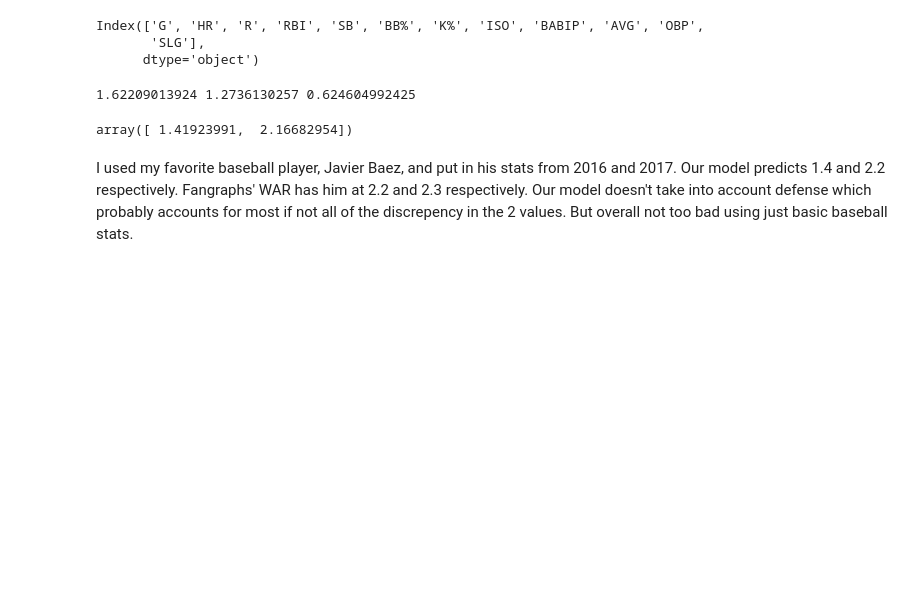
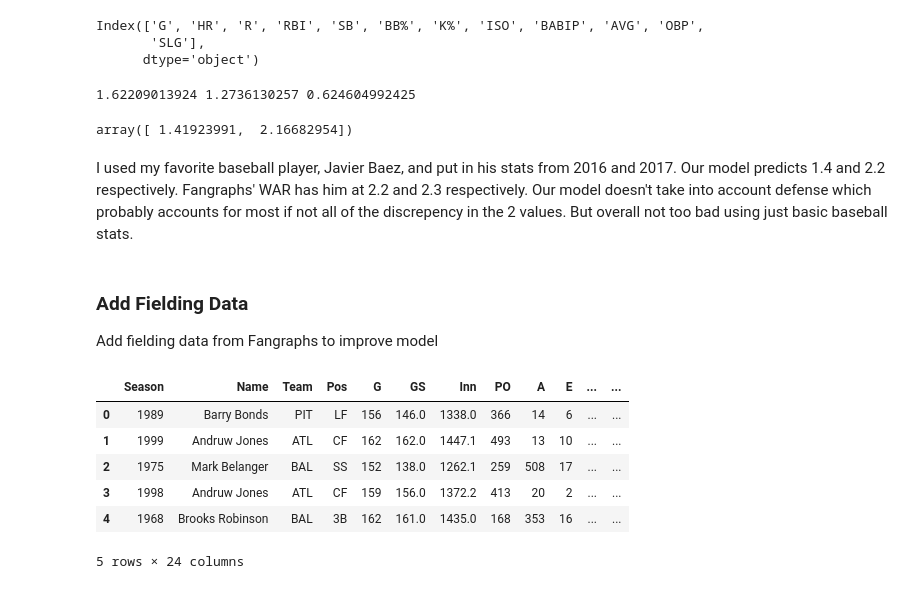
Before and after one commit to rjhelges/Baseball-WAR-Predictor, a Jupyter notebook: Baseball Analysis Notebook.ipynb, the cells around one changed output. Drawn from its saved outputs; the diff is of its cells as text; code cells hidden in the pictures; blank space fills up the shorter version.

```diff
--- a/Baseball Analysis Notebook.ipynb
+++ b/Baseball Analysis Notebook.ipynb
@@ -163,3 +163,7 @@ Baez_WAR
 array([ 1.41923991,  2.16682954])
 # %% [markdown]
 I used my favorite baseball player, Javier Baez, and put in his stats from 2016 and 2017. Our model predicts 1.4 and 2.2 respectively. Fangraphs' WAR has him at 2.2 and 2.3 respectively. Our model doesn't take into account defense which probably accounts for most if not all of the discrepency in the 2 values. But overall not too bad using just basic baseball stats.
+# %% [markdown]
+### Add Fielding Data ###
+
+Add fielding data from Fangraphs to improve model
@@ -165,0 +173,10 @@ I used my favorite baseball player, Javier Baez, and put in his stats from 2016
+# %%
+fielding.head()
+# %% [output]
+|  | Season | Name | Team | Pos | G | GS | Inn | PO | A | E | ... | ... |
+| 0 | 1989 | Barry Bonds | PIT | LF | 156 | 146.0 | 1338.0 | 366 | 14 | 6 | ... | ... |
+| 1 | 1999 | Andruw Jones | ATL | CF | 162 | 162.0 | 1447.1 | 493 | 13 | 10 | ... | ... |
+| 2 | 1975 | Mark Belanger | BAL | SS | 152 | 138.0 | 1262.1 | 259 | 508 | 17 | ... | ... |
+| 3 | 1998 | Andruw Jones | ATL | CF | 159 | 156.0 | 1372.2 | 413 | 20 | 2 | ... | ... |
+| 4 | 1968 | Brooks Robinson | BAL | 3B | 162 | 161.0 | 1435.0 | 168 | 353 | 16 | ... | ... |
+5 rows × 24 columns
```
Also changed, not shown: parts of 49 cells of this notebook, 1 other file.
